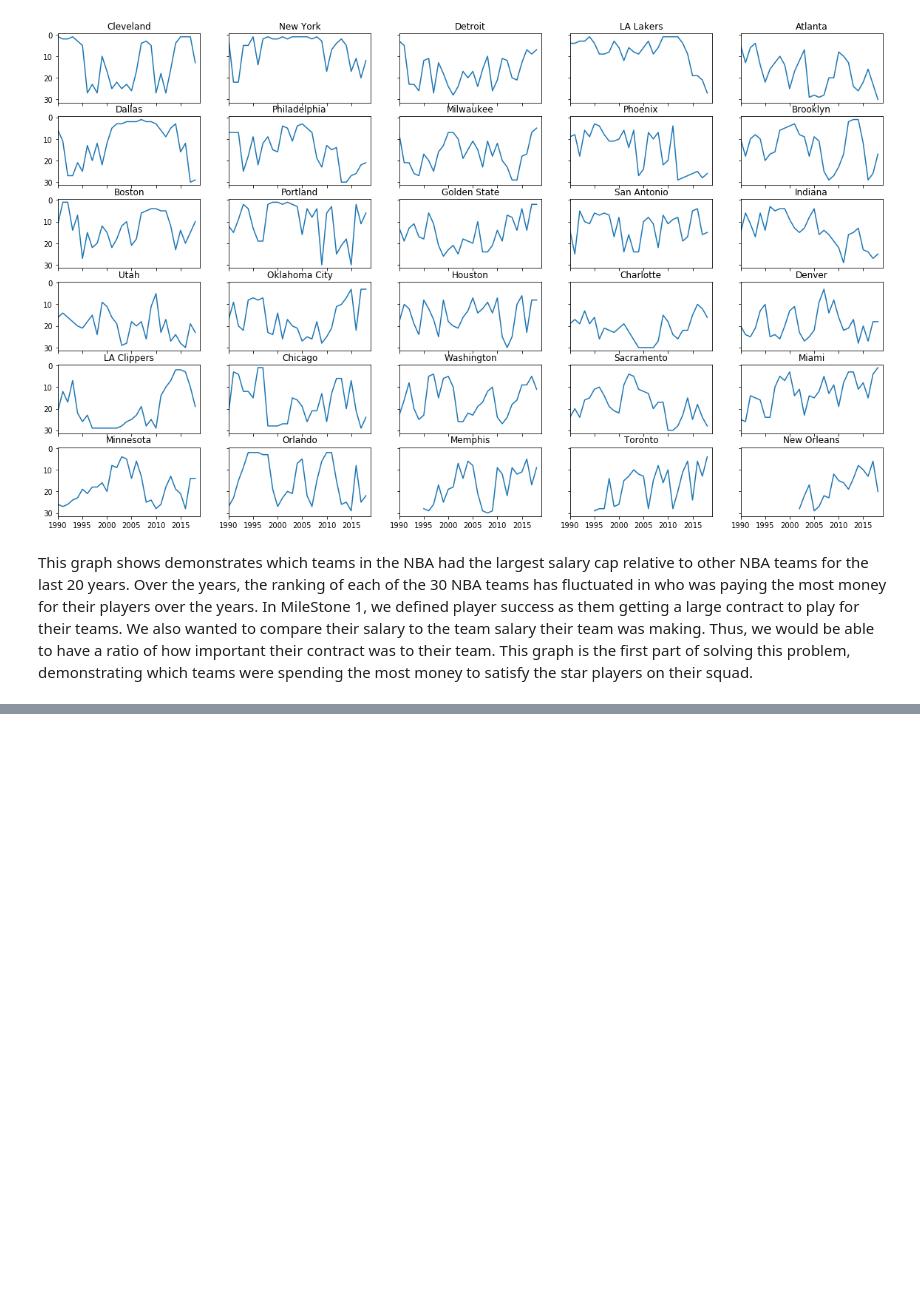
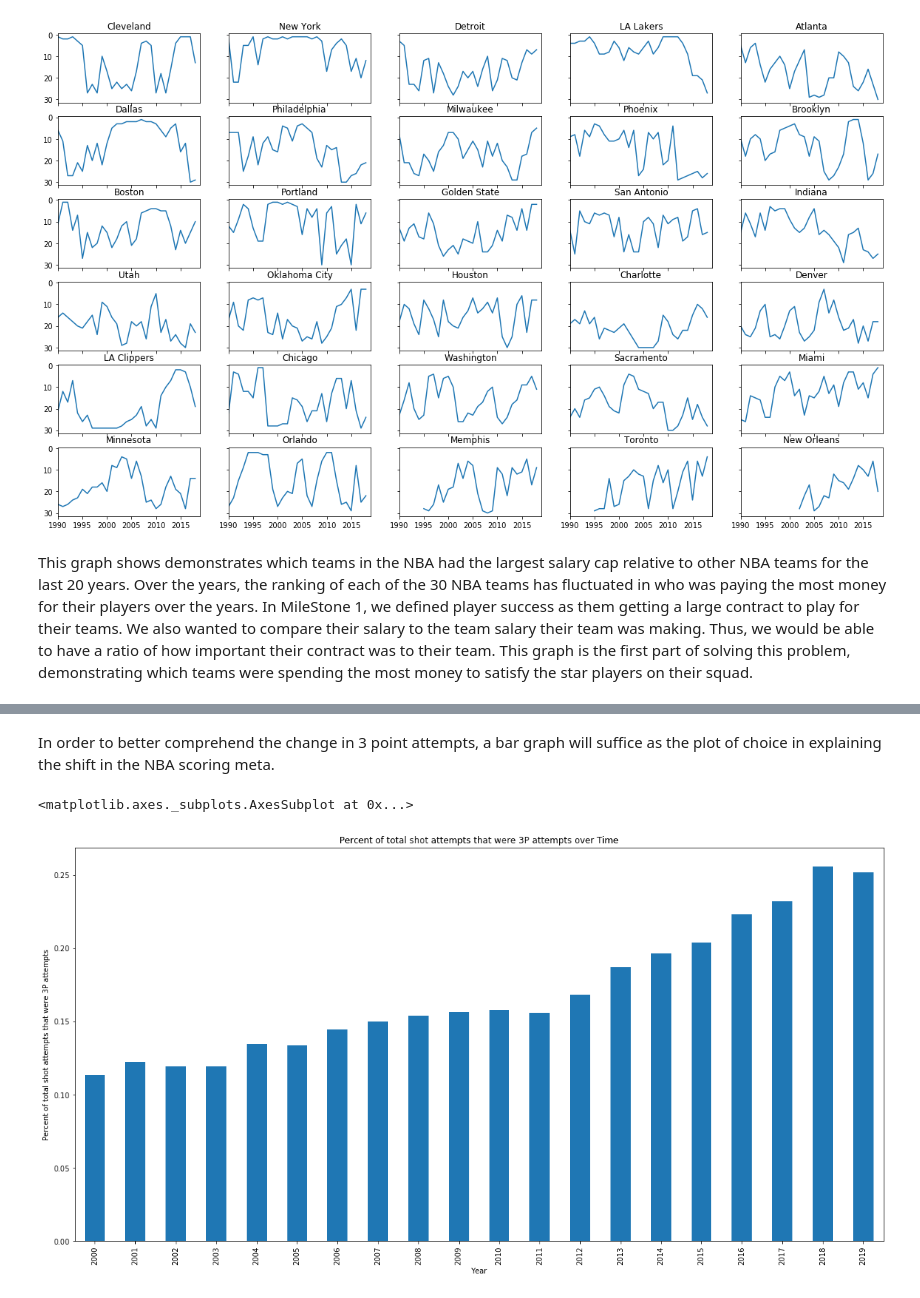
Before and after one commit to chas3stockwell/College-Basketball-Success, a Jupyter notebook: Tutorial Notebook - Extrapolating Success from Basketball Players using On-Court Data 2000-2019.ipynb, the cells around one changed output, grey strips where cells are left out. Cells and saved outputs as stored; diff of their text form; code cells hidden in the pictures; blank space fills up the shorter version.

```diff
--- a/Mileston2pres.ipynb
+++ b/Tutorial Notebook - Extrapolating Success from Basketball Players using On-Court Data 2000-2019.ipynb
@@ -120,0 +226,6 @@ This graph shows demonstrates which teams in the NBA had the largest salary cap
+# %%
+file1 = "./data_NBA/playerstats2000.csv"
+
+df_NBA= pd.read_csv(file1, sep=",", encoding='latin-1')
+df_NBA["Year"] = 2000
+df_NBA
@@ -120,0 +253,18 @@ This graph shows demonstrates which teams in the NBA had the largest salary cap
+# %%
+import os
+
+directory_in_str = "./data_NBA"
+directory = os.fsencode(directory_in_str)
+yNum = 2001
+
+for file in os.listdir(directory):
+     filename = os.fsdecode(file)
+     if filename.endswith(".csv") & ~("2000" in filename):
+        df_temp = pd.read_csv((directory_in_str +"/"+ filename), sep=",", encoding='latin-1')
+        df_temp["Year"] = yNum
+        df_NBA = pd.concat([df_NBA, df_temp], ignore_index = True)
+        yNum = yNum+1
+     else:
+         continue
+
+df_NBA
@@ -120,0 +294,3 @@ This graph shows demonstrates which teams in the NBA had the largest salary cap
+# %%
+df_NBA["3P%_ofTotal"] = df_NBA["3PA"]/(df_NBA["3PA"]+df_NBA["FGA"])
+df_NBA.head()
@@ -120,0 +305,12 @@ This graph shows demonstrates which teams in the NBA had the largest salary cap
+# %% [markdown]
+In order to better comprehend the change in 3 point attempts, a bar graph will suffice as the plot of choice in explaining the shift in the NBA scoring meta.
+# %%
+#Grouping by each year, the percent of shots taken that were threes were averaged and then plotted as a bar per year.
+attempts3_plot = df_NBA.groupby("Year")["3P%_ofTotal"].mean().plot.bar(figsize = (20, 10))
+attempts3_plot.set_title("Percent of total shot attempts that were 3P attempts over Time")
+attempts3_plot.set_ylabel("Percent of total shot attempts that were 3P attempts")
+attempts3_plot.set_xlabel("Year")
+attempts3_plot
+# %% [output]
+<matplotlib.axes._subplots.AxesSubplot at 0x...>
+[figure, added]
```
Also changed, not shown: parts of 19 cells of this notebook, 20 other files.
